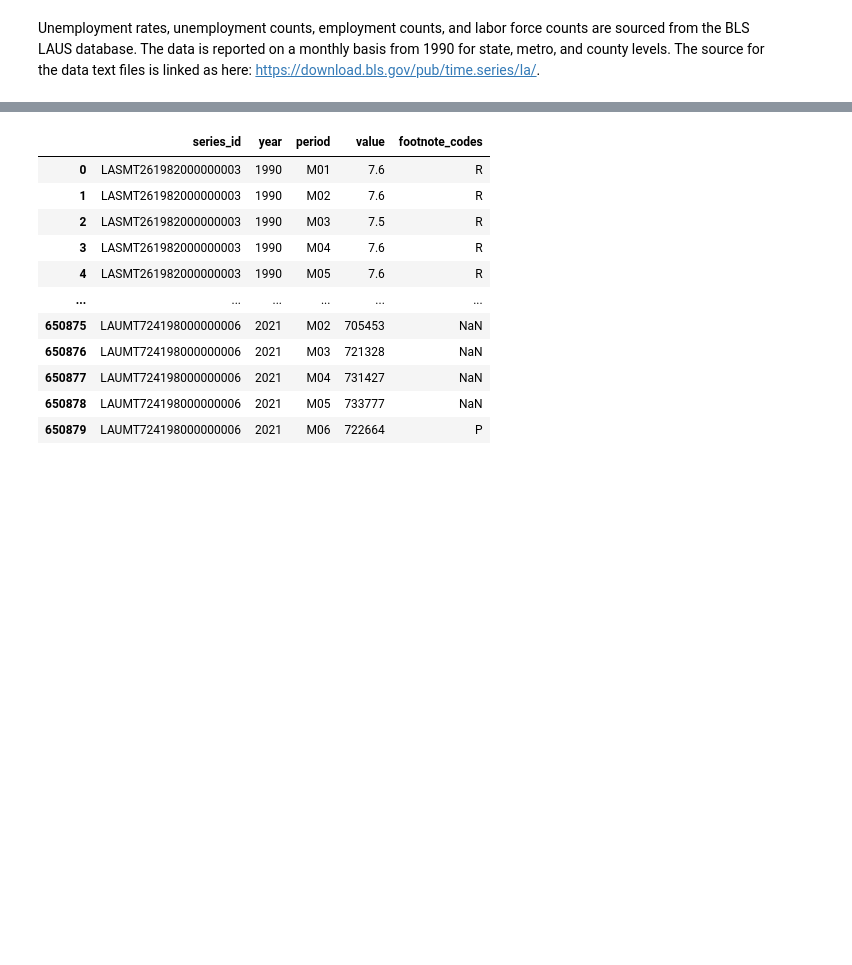
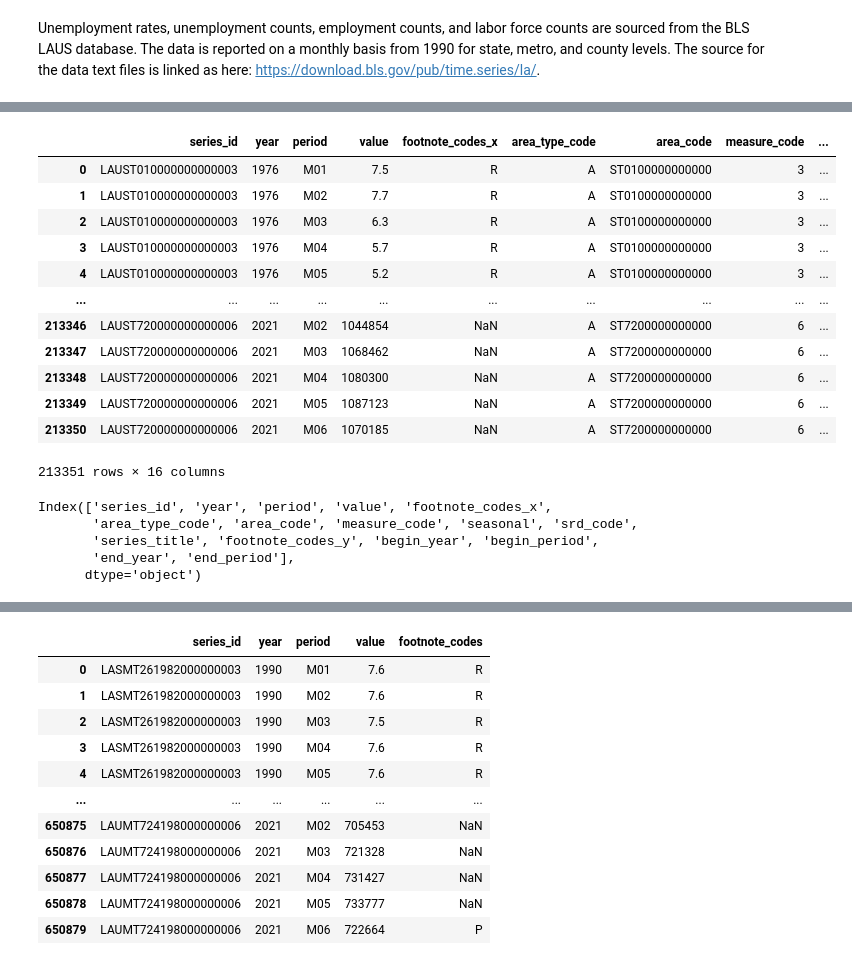
Before and after one commit to vhimani/Summer-2021-Intern-Project, a Jupyter notebook: code/LAUS.ipynb, the cells around one changed output, grey strips where cells are left out. Drawn from its saved outputs; the diff is of its cells as text; code cells hidden in the pictures; blank space fills up the shorter version.

Commit message:
added state data

```diff
--- a/code/LAUS.ipynb
+++ b/code/LAUS.ipynb
@@ -23,0 +26,7 @@ change_dir('input\\LAUS')
+# %%
+# Source all data for state level from the BLS LAUS URL for .txt files
+url = 'https://download.bls.gov/pub/time.series/la/la.data.2.AllStatesU'
+urllib.request.urlretrieve(url,'all_state_data.csv')
+all_state_data = pd.read_csv('all_state_data.csv', sep='\t',)
+all_state_data.columns = all_state_data.columns.str.strip()
+all_state_data
@@ -23,0 +47,7 @@ change_dir('input\\LAUS')
+# %%
+# Source series data from the BLS LAUS URL for .txt files
+url = 'https://download.bls.gov/pub/time.series/la/la.series'
+urllib.request.urlretrieve(url,'series.csv')
+series = pd.read_csv('series.csv', sep='\t',)
+series.columns = series.columns.str.strip()
+series
@@ -23,0 +68,28 @@ change_dir('input\\LAUS')
+# %%
+# Merge all_data with series data
+all_data_series = pd.merge(all_state_data, series, on='series_id')
+all_data_series
+# %% [output]
+|  | series_id | year | period | value | footnote_codes_x | area_type_code | area_code | measure_code | ... |
+| 0 | LAUST010000000000003 | 1976 | M01 | 7.5 | R | A | ST0100000000000 | 3 | ... |
+| 1 | LAUST010000000000003 | 1976 | M02 | 7.7 | R | A | ST0100000000000 | 3 | ... |
+| 2 | LAUST010000000000003 | 1976 | M03 | 6.3 | R | A | ST0100000000000 | 3 | ... |
+| 3 | LAUST010000000000003 | 1976 | M04 | 5.7 | R | A | ST0100000000000 | 3 | ... |
+| 4 | LAUST010000000000003 | 1976 | M05 | 5.2 | R | A | ST0100000000000 | 3 | ... |
+| ... | ... | ... | ... | ... | ... | ... | ... | ... | ... |
+| 213346 | LAUST720000000000006 | 2021 | M02 | 1044854 | NaN | A | ST7200000000000 | 6 | ... |
+| 213347 | LAUST720000000000006 | 2021 | M03 | 1068462 | NaN | A | ST7200000000000 | 6 | ... |
+| 213348 | LAUST720000000000006 | 2021 | M04 | 1080300 | NaN | A | ST7200000000000 | 6 | ... |
+| 213349 | LAUST720000000000006 | 2021 | M05 | 1087123 | NaN | A | ST7200000000000 | 6 | ... |
+| 213350 | LAUST720000000000006 | 2021 | M06 | 1070185 | NaN | A | ST7200000000000 | 6 | ... |
+213351 rows × 16 columns
+# %%
+# Filter data for all 50 States and DC and unseasonal changes
+all_data_series = all_data_series[all_data_series.srd_code < 57]
+all_data_series.columns
+# %% [output]
+Index(['series_id', 'year', 'period', 'value', 'footnote_codes_x',
+       'area_type_code', 'area_code', 'measure_code', 'seasonal', 'srd_code',
+       'series_title', 'footnote_codes_y', 'begin_year', 'begin_period',
+       'end_year', 'end_period'],
+      dtype='object')
```
Also changed, not shown: parts of 10 cells of this notebook.
